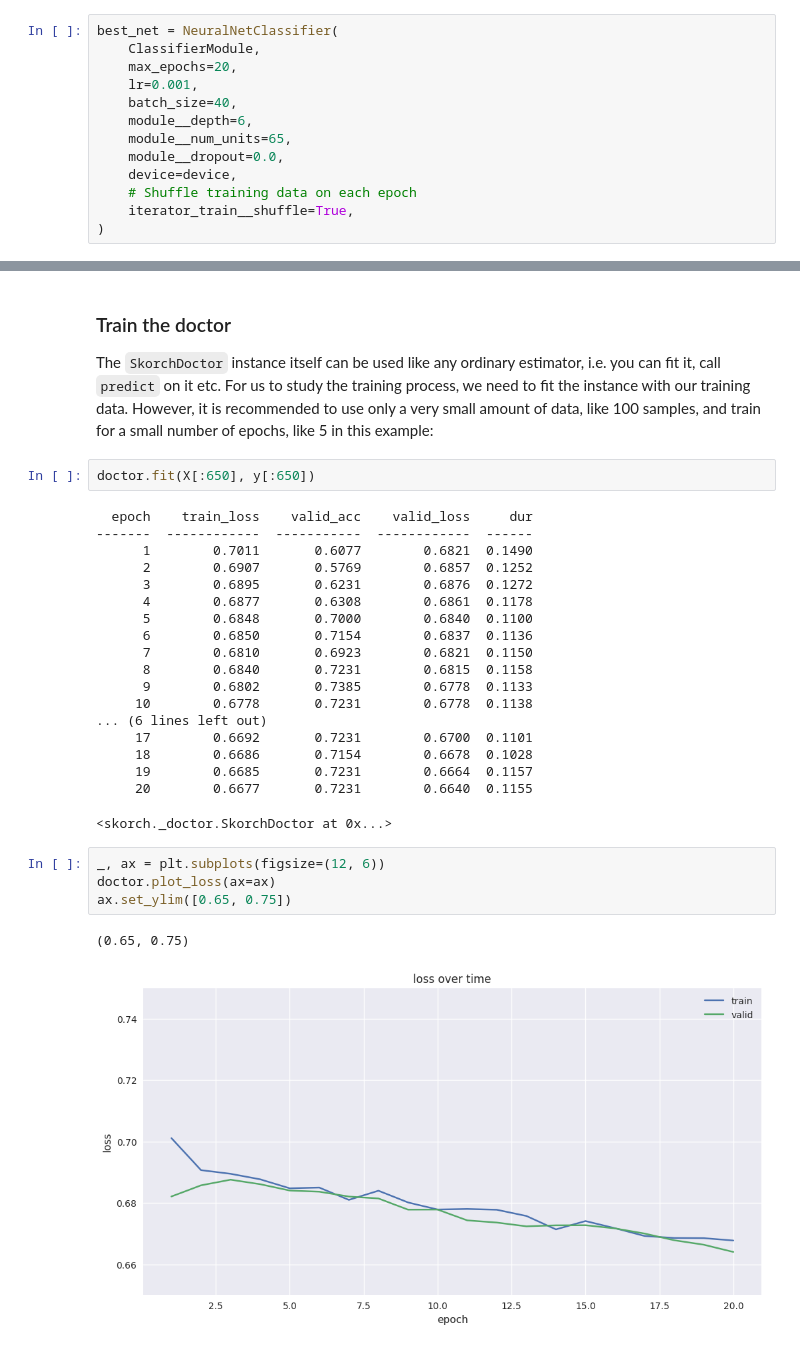
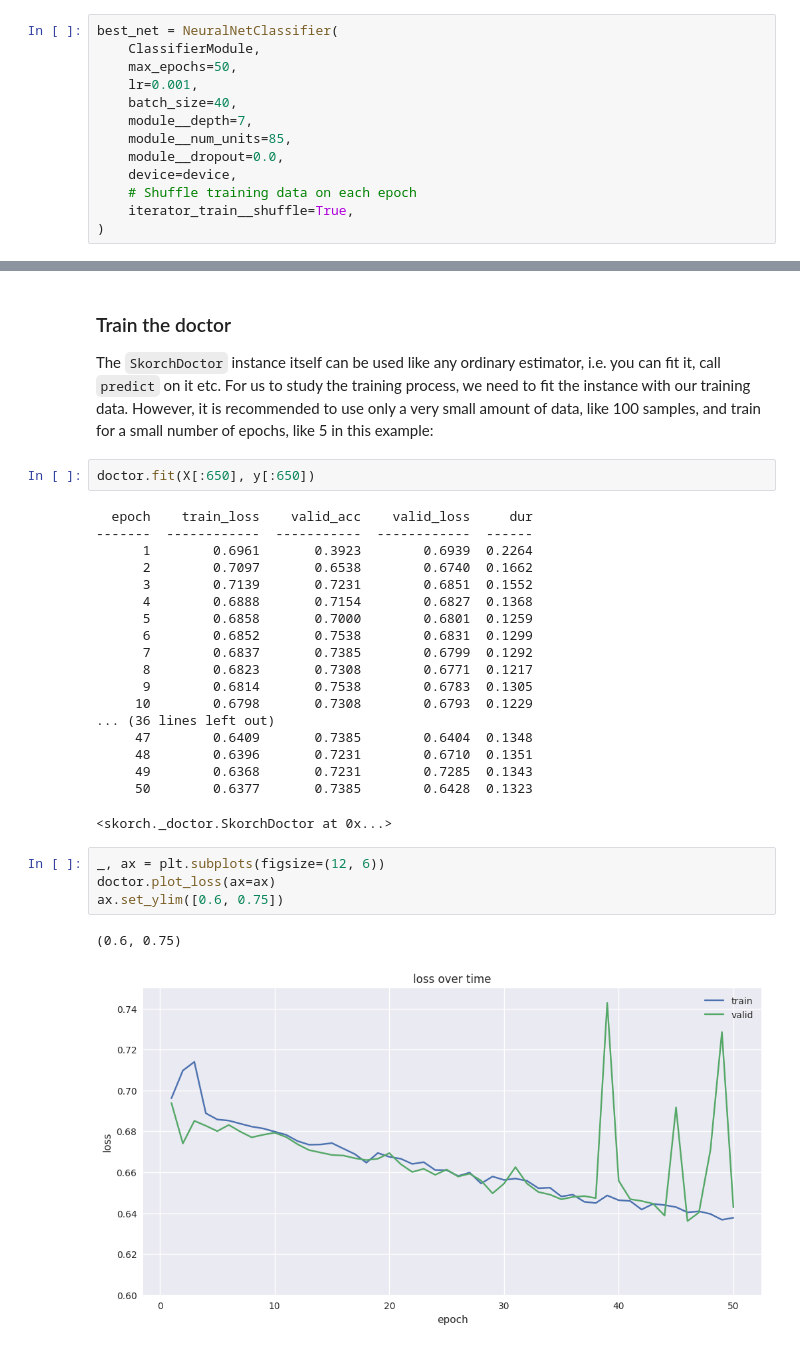
Before and after one commit to inflaton/Success-Indicators-of-Initial-Coin-Offerings, a Jupyter notebook: data_training/table_7-data_training_nn_gridsearch.ipynb, the cells around one changed output, grey strips where cells are left out. Saved outputs shown, nothing was run; the diff lists cells and outputs as text.

```diff
--- a/data_training/table_7-data_training_nn_gridsearch.ipynb
+++ b/data_training/table_7-data_training_nn_gridsearch.ipynb
@@ -258,11 +337,11 @@ np.random.seed(0)
 # %%
 best_net = NeuralNetClassifier(
     ClassifierModule,
-    max_epochs=20,
+    max_epochs=50,
     lr=0.001,
     batch_size=40,
-    module__depth=6,
-    module__num_units=65,
+    module__depth=7,
+    module__num_units=85,
     module__dropout=0.0,
     device=device,
     # Shuffle training data on each epoch
@@ -279,26 +358,26 @@ doctor.fit(X[:650], y[:650])
 # %% [output]
   epoch    train_loss    valid_acc    valid_loss     dur
 -------  ------------  -----------  ------------  ------
-      1        0.7011       0.6077        0.6821  0.1490
-      2        0.6907       0.5769        0.6857  0.1252
-      3        0.6895       0.6231        0.6876  0.1272
-      4        0.6877       0.6308        0.6861  0.1178
-      5        0.6848       0.7000        0.6840  0.1100
-      6        0.6850       0.7154        0.6837  0.1136
-      7        0.6810       0.6923        0.6821  0.1150
-      8        0.6840       0.7231        0.6815  0.1158
-      9        0.6802       0.7385        0.6778  0.1133
-     10        0.6778       0.7231        0.6778  0.1138
-... (6 lines left out)
-     17        0.6692       0.7231        0.6700  0.1101
-     18        0.6686       0.7154        0.6678  0.1028
-     19        0.6685       0.7231        0.6664  0.1157
-     20        0.6677       0.7231        0.6640  0.1155
+      1        0.6961       0.3923        0.6939  0.2264
+      2        0.7097       0.6538        0.6740  0.1662
+      3        0.7139       0.7231        0.6851  0.1552
+      4        0.6888       0.7154        0.6827  0.1368
+      5        0.6858       0.7000        0.6801  0.1259
+      6        0.6852       0.7538        0.6831  0.1299
+      7        0.6837       0.7385        0.6799  0.1292
+      8        0.6823       0.7308        0.6771  0.1217
+      9        0.6814       0.7538        0.6783  0.1305
+     10        0.6798       0.7308        0.6793  0.1229
+... (36 lines left out)
+     47        0.6409       0.7385        0.6404  0.1348
+     48        0.6396       0.7231        0.6710  0.1351
+     49        0.6368       0.7231        0.7285  0.1343
+     50        0.6377       0.7385        0.6428  0.1323
 <skorch._doctor.SkorchDoctor at 0x...>
 # %%
 _, ax = plt.subplots(figsize=(12, 6))
 doctor.plot_loss(ax=ax)
-ax.set_ylim([0.65, 0.75])
+ax.set_ylim([0.6, 0.75])
 # %% [output]
-(0.65, 0.75)
+(0.6, 0.75)
-[figure, old version]
+[figure, new version]
```
Also changed, not shown: parts of 4 cells of this notebook.
